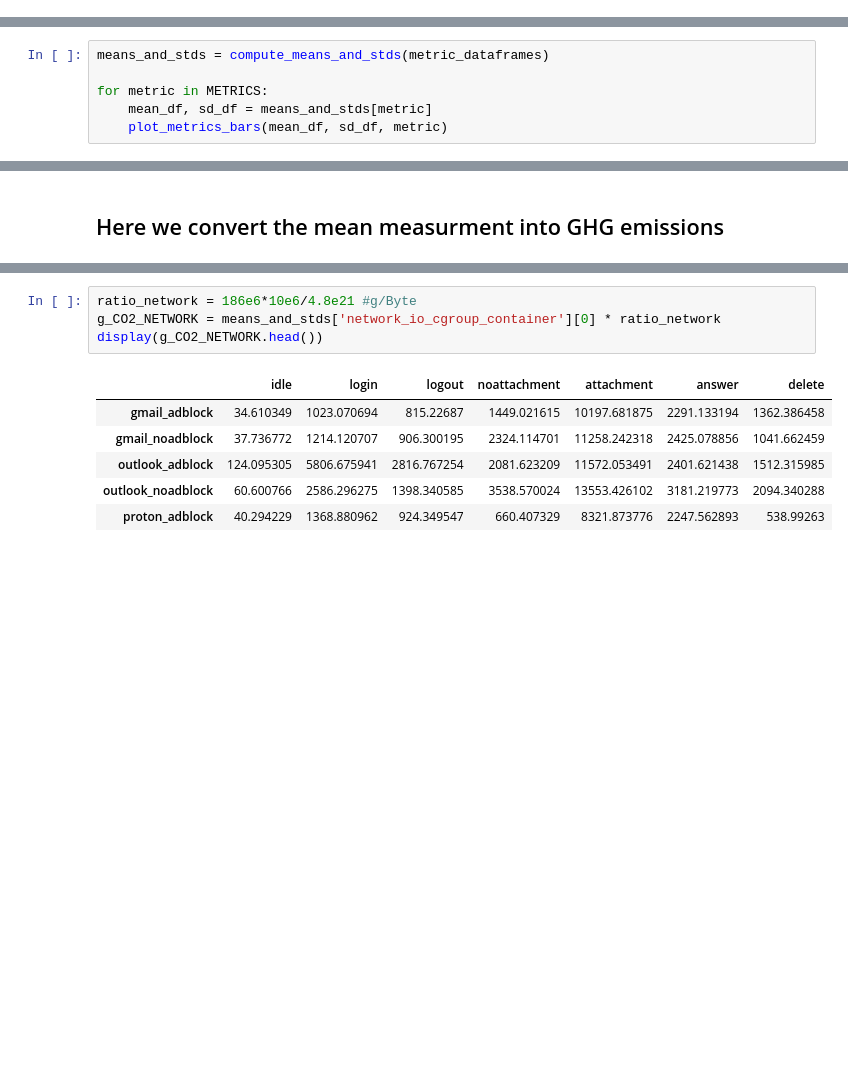
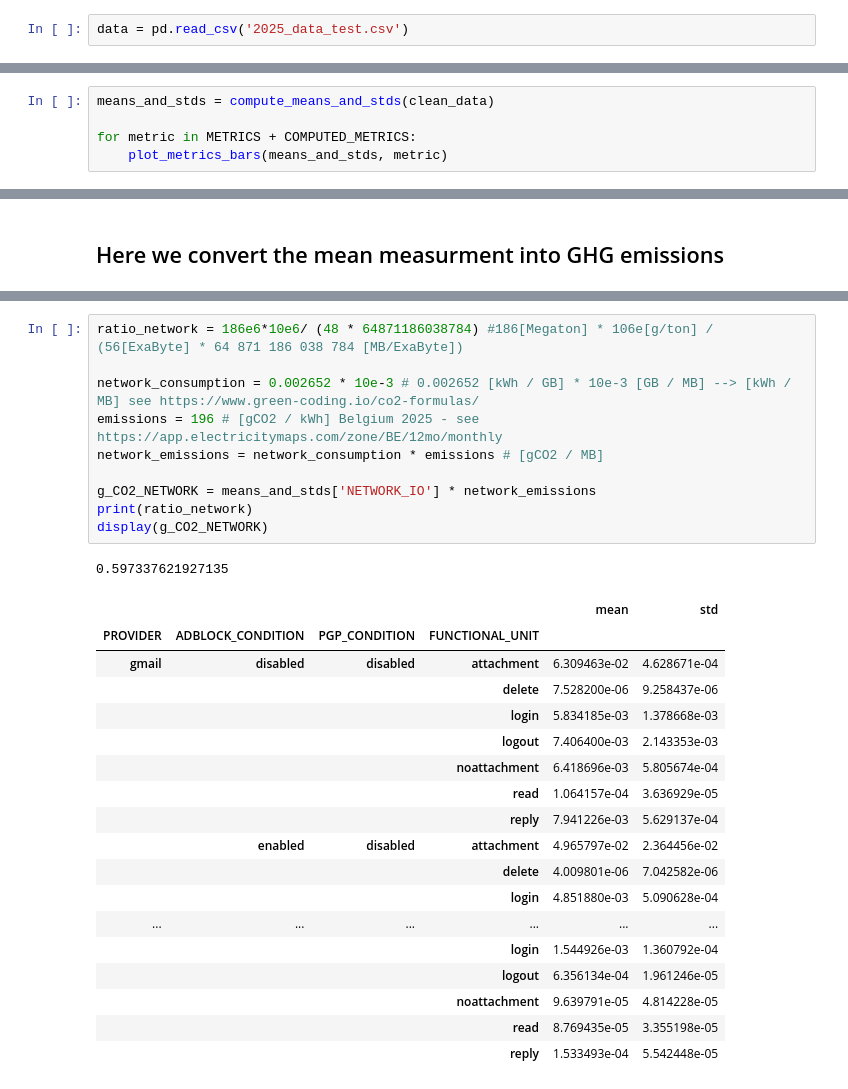
Before and after one commit to jkayembe/thesis, a Jupyter notebook: notebook/2025_data_analysis.ipynb, the cells around one changed output, grey strips where cells are left out. Saved outputs shown, nothing was run; the diff lists cells and outputs as text; blank space fills up the shorter version.

```diff
--- a/notebook/2025_data_analysis.ipynb
+++ b/notebook/2025_data_analysis.ipynb
@@ -892,0 +598,2 @@ Processing metric : psu_energy_ac_xgboost_machine
+# %%
+data = pd.read_csv('2025_data_test.csv')
@@ -989,7 +799,6 @@ def plot_metrics_bars(mean_df, sd_df, name):
 # %%
-means_and_stds = compute_means_and_stds(metric_dataframes)
+means_and_stds = compute_means_and_stds(clean_data)
 
-for metric in METRICS:
-    mean_df, sd_df = means_and_stds[metric]
-    plot_metrics_bars(mean_df, sd_df, metric)
+for metric in METRICS + COMPUTED_METRICS:
+    plot_metrics_bars(means_and_stds, metric)
 # %% [output]
@@ -1070,12 +965,31 @@ display(g_CO2_USER.head())
 # %%
-ratio_network = 186e6*10e6/4.8e21 #g/Byte
-g_CO2_NETWORK = means_and_stds['network_io_cgroup_container'][0] * ratio_network
-display(g_CO2_NETWORK.head())
+ratio_network = 186e6*10e6/ (48 * 64871186038784) #186[Megaton] * 106e[g/ton] / (56[ExaByte] * 64 871 186 038 784 [MB/ExaByte])
+
+network_consumption = 0.002652 * 10e-3 # 0.002652 [kWh / GB] * 10e-3 [GB / MB] --> [kWh / MB] see https://www.green-coding.io/co2-formulas/
+emissions = 196 # [gCO2 / kWh] Belgium 2025 - see https://app.electricitymaps.com/zone/BE/12mo/monthly
+network_emissions = network_consumption * emissions # [gCO2 / MB]
+
+g_CO2_NETWORK = means_and_stds['NETWORK_IO'] * network_emissions
+print(ratio_network)
+display(g_CO2_NETWORK)
 # %% [output]
+0.597337621927135
-|  | idle | login | logout | noattachment | attachment | answer | delete |
-| gmail_adblock | 34.610349 | 1023.070694 | 815.22687 | 1449.021615 | 10197.681875 | 2291.133194 | 1362.386458 |
-| gmail_noadblock | 37.736772 | 1214.120707 | 906.300195 | 2324.114701 | 11258.242318 | 2425.078856 | 1041.662459 |
-| outlook_adblock | 124.095305 | 5806.675941 | 2816.767254 | 2081.623209 | 11572.053491 | 2401.621438 | 1512.315985 |
-| outlook_noadblock | 60.600766 | 2586.296275 | 1398.340585 | 3538.570024 | 13553.426102 | 3181.219773 | 2094.340288 |
-| proton_adblock | 40.294229 | 1368.880962 | 924.349547 | 660.407329 | 8321.873776 | 2247.562893 | 538.99263 |
+|  |  |  |  | mean | std |
+| PROVIDER | ADBLOCK_CONDITION | PGP_CONDITION | FUNCTIONAL_UNIT |  |  |
+| gmail | disabled | disabled | attachment | 6.309463e-02 | 4.628671e-04 |
+|  |  |  | delete | 7.528200e-06 | 9.258437e-06 |
+|  |  |  | login | 5.834185e-03 | 1.378668e-03 |
+|  |  |  | logout | 7.406400e-03 | 2.143353e-03 |
+|  |  |  | noattachment | 6.418696e-03 | 5.805674e-04 |
+|  |  |  | read | 1.064157e-04 | 3.636929e-05 |
+|  |  |  | reply | 7.941226e-03 | 5.629137e-04 |
+|  | enabled | disabled | attachment | 4.965797e-02 | 2.364456e-02 |
+|  |  |  | delete | 4.009801e-06 | 7.042582e-06 |
+|  |  |  | login | 4.851880e-03 | 5.090628e-04 |
+| ... | ... | ... | ... | ... | ... |
+|  |  |  | login | 1.544926e-03 | 1.360792e-04 |
+|  |  |  | logout | 6.356134e-04 | 1.961246e-05 |
+|  |  |  | noattachment | 9.639791e-05 | 4.814228e-05 |
+|  |  |  | read | 8.769435e-05 | 3.355198e-05 |
+|  |  |  | reply | 1.533493e-04 | 5.542448e-05 |
 # %%
```
Also changed, not shown: parts of 42 cells of this notebook, 45 other files.
